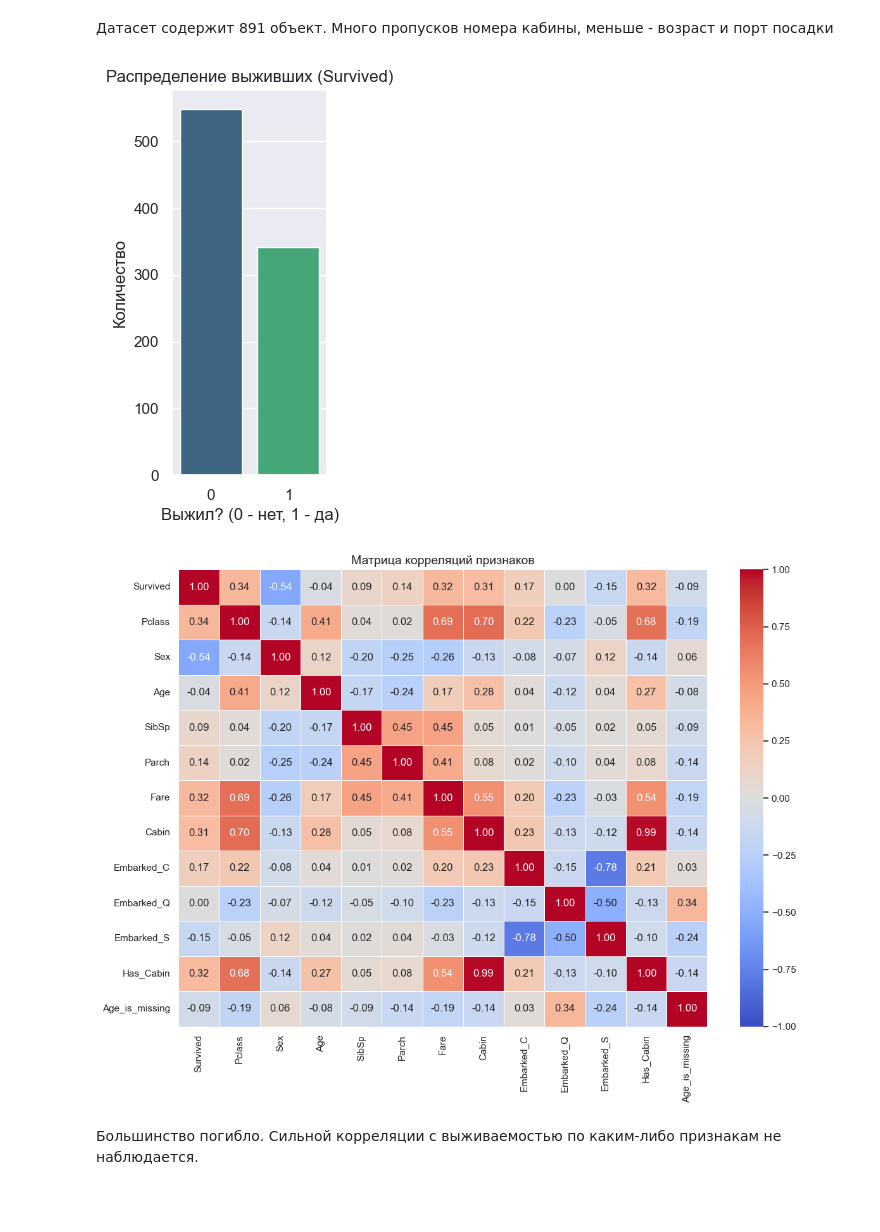
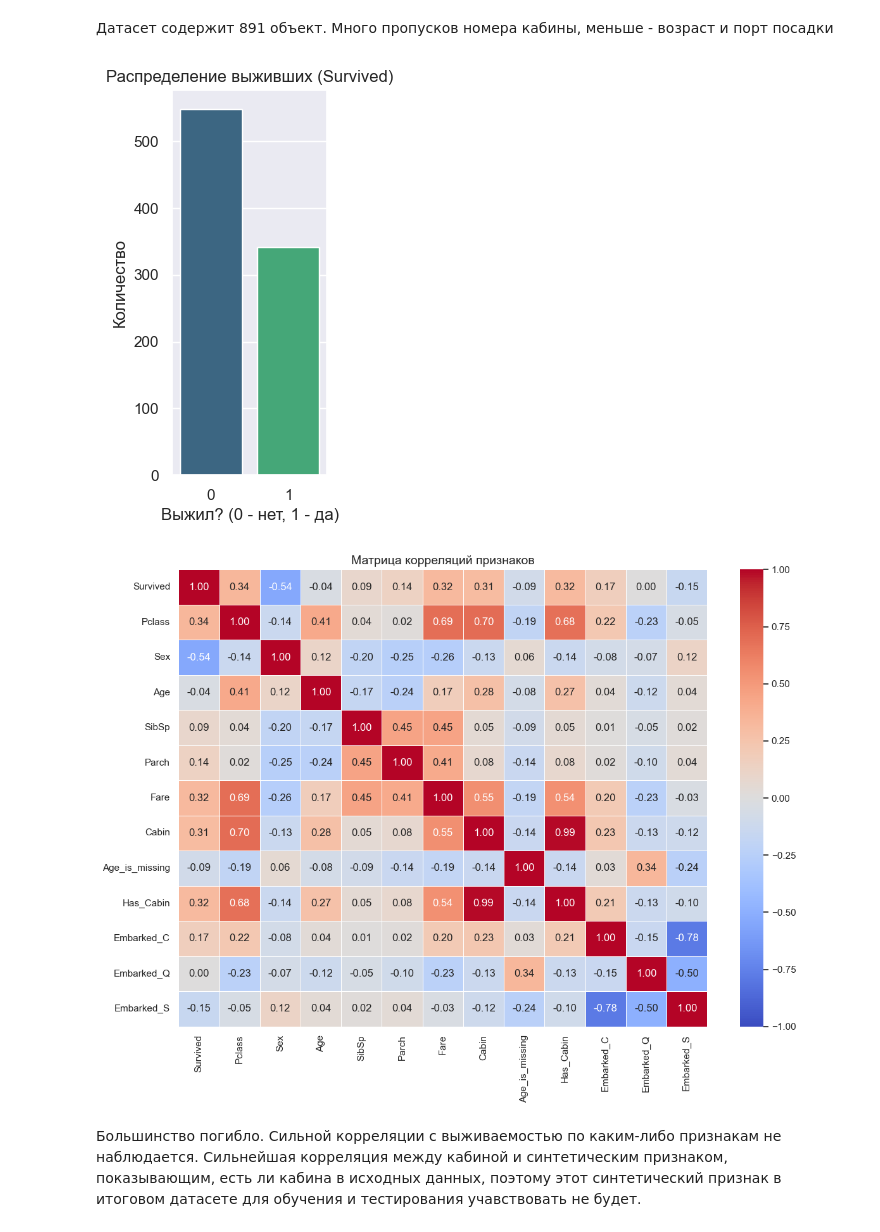
Before and after one commit to CerN04/ml_course_mai, a Jupyter notebook: classification/lab2_ml.ipynb, the cells around one changed output. Cells and saved outputs as stored; diff of their text form; code cells hidden in the pictures; blank space fills up the shorter version.

```diff
--- a/classification/lab2_ml.ipynb
+++ b/classification/lab2_ml.ipynb
@@ -69,45 +69,49 @@ plt.ylabel("Количество")
 plt.show()
 
 
+def extract_deterministic_features(df_in):
+    d = df_in.copy()
+
+    d['Age_is_missing'] = d['Age'].isna().astype(int)
+    d['Has_Cabin'] = d['Cabin'].notna().astype(int)
+
+    cabin_map = {'A': 8, 'B': 7, 'C': 6, 'D': 5, 'E': 4, 'F': 3, 'G': 2, 'T': 1}
+    d['Cabin'] = d['Cabin'].str[0].map(cabin_map).fillna(0).astype(int)
+
+    d['Sex'] = d['Sex'].map({'male': 1, 'female': 0})
+    d['Pclass'] = d['Pclass'].map({1: 3, 2: 2, 3: 1})
+    return d
+
 df_filled = df.copy()
-
+df_filled = extract_deterministic_features(df_filled)
 
 most_freq_port = df_filled['Embarked'].mode()[0]
 df_filled['Embarked'] = df_filled['Embarked'].fillna(most_freq_port)
 df_filled = pd.get_dummies(df_filled, columns=['Embarked'], drop_first=False, dtype=int)
 
-df_filled['Sex'] = df['Sex'].map({'male': 1, 'female': 0})
-
-df_filled['Pclass'] = df_filled['Pclass'].map({1: 3, 2: 2, 3: 1})
-
 df_filled = df_filled.drop(columns=["Name", "Ticket", "PassengerId"])
 
-df_filled['Has_Cabin'] = df_filled['Cabin'].notna().astype(int)
-cabin_map_better_higher = {'A': 8, 'B': 7, 'C': 6, 'D': 5, 'E': 4, 'F': 3, 'G': 2, 'T': 1}
-df_filled['Cabin'] = (df_filled['Cabin'].str[0].map(cabin_map_better_higher).fillna(0).astype(int))
-
-df_filled['Age_is_missing'] = df_filled['Age'].isna().astype(int)
 df_filled['Age'] = df_filled['Age'].fillna(df_filled.groupby(['Pclass', 'Sex'])['Age'].transform('median'))
 
 corr_matrix = df_filled.corr(method='spearman', numeric_only=True)
 plt.figure(figsize=(12, 9))
 mask = np.triu(np.ones_like(corr_matrix, dtype=bool), k=1)
 
 sns.heatmap(
     corr_matrix,
     annot=True,
     fmt=".2f",
     cmap="coolwarm",
     vmin=-1, vmax=1,
     linewidths=0.5
 )
 
 plt.title("Матрица корреляций признаков", fontsize=14)
 plt.tight_layout()
 plt.show()
 # %% [output]
 [figure]
-[figure, old version]
+[figure, new version]
 # %% [markdown]
-Большинство погибло. Сильной корреляции с выживаемостью по каким-либо признакам не наблюдается.
+Большинство погибло. Сильной корреляции с выживаемостью по каким-либо признакам не наблюдается. Сильнейшая корреляция между кабиной и синтетическим признаком, показывающим, есть ли кабина в исходных данных, поэтому этот синтетический признак в итоговом датасете для обучения и тестирования учавствовать не будет.
 # %%
```
Also changed, not shown: parts of 5 cells of this notebook.
